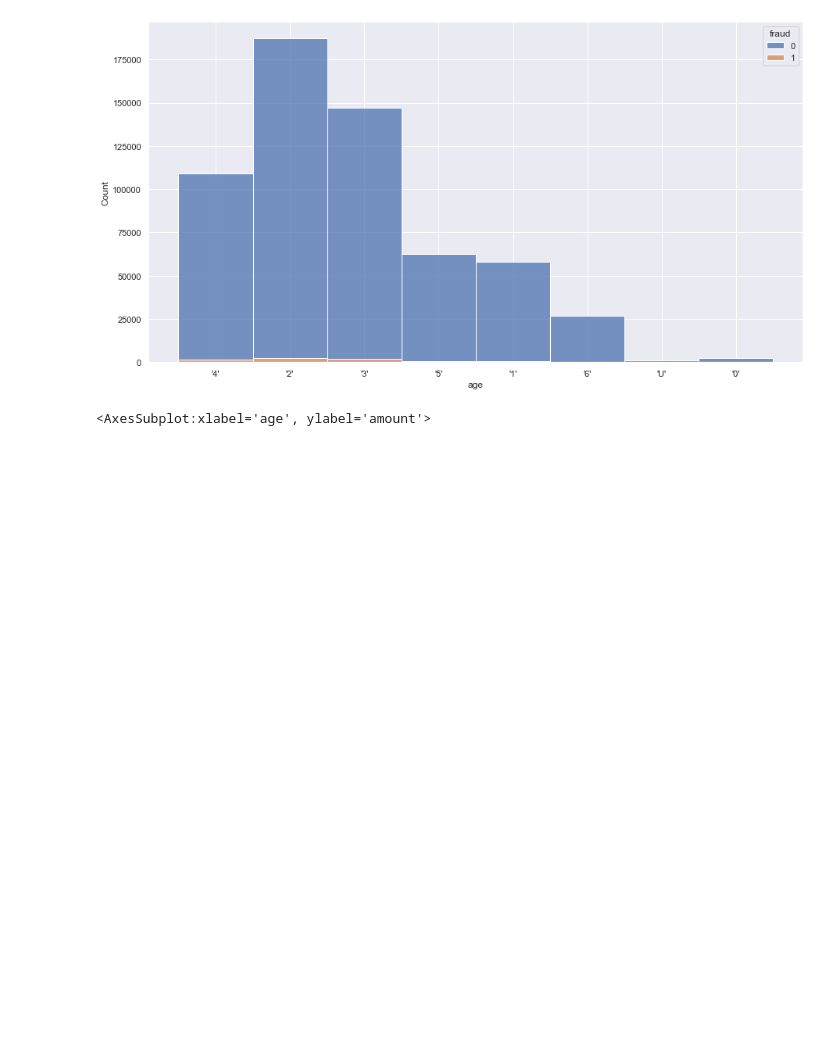
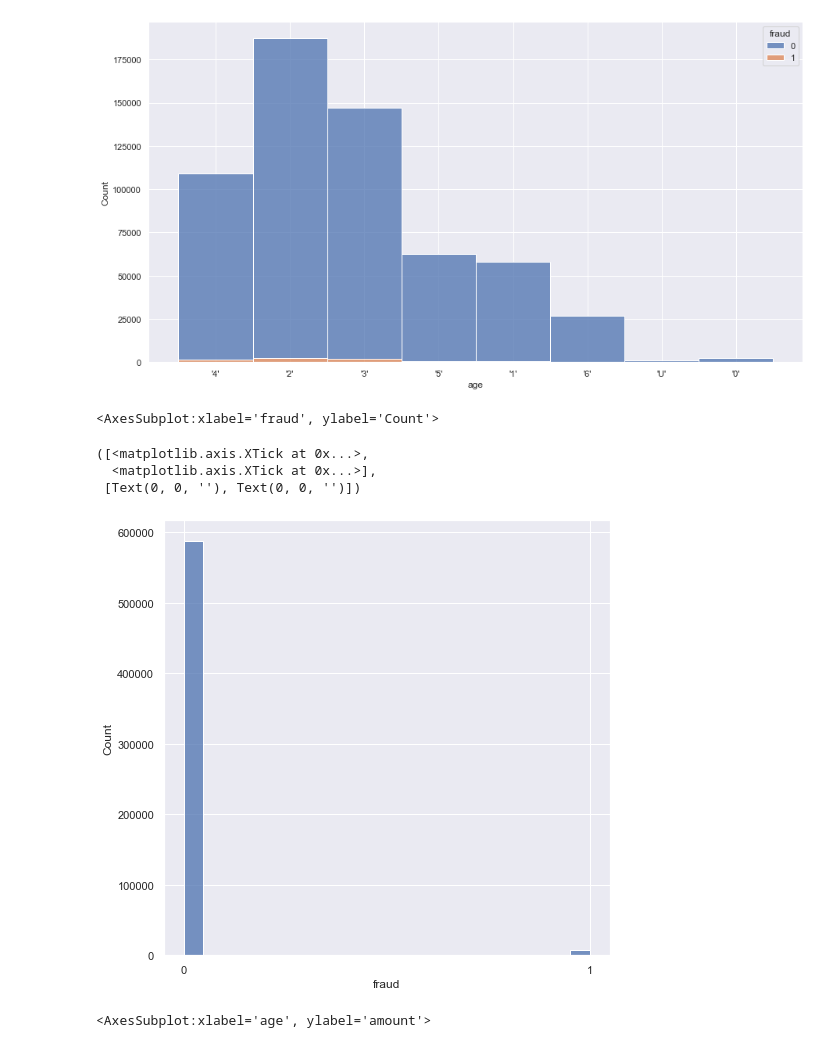
Before and after one commit to IanMMuldoon/FinFraud, a Jupyter notebook: eda.ipynb, the cells around one changed output. Cells and saved outputs as stored; diff of their text form; code cells hidden in the pictures; blank space fills up the shorter version.

```diff
--- a/eda.ipynb
+++ b/eda.ipynb
@@ -68,6 +68,15 @@ sns.histplot(data=df, x="age", hue="fraud", multiple="stack")
 # %% [output]
 <AxesSubplot:xlabel='age', ylabel='Count'>
 [figure]
+# %%
+sns.histplot(data=df, x="fraud")
+plt.xticks(np.arange(0, 2, 1))
+# %% [output]
+<AxesSubplot:xlabel='fraud', ylabel='Count'>
+([<matplotlib.axis.XTick at 0x...>,
+  <matplotlib.axis.XTick at 0x...>],
+ [Text(0, 0, ''), Text(0, 0, '')])
+[figure, added]
 # %%
 sns.barplot(data=df, x="age", y="amount", hue="fraud")
 # %% [output]
```
Also changed, not shown: parts of 2 cells of this notebook, 1 other file.
